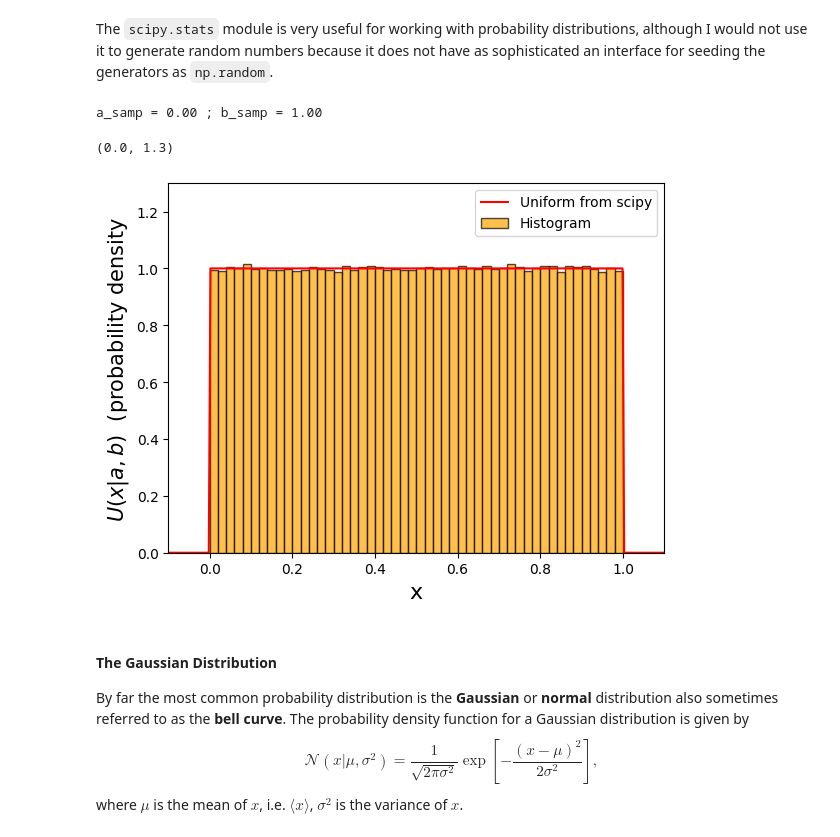
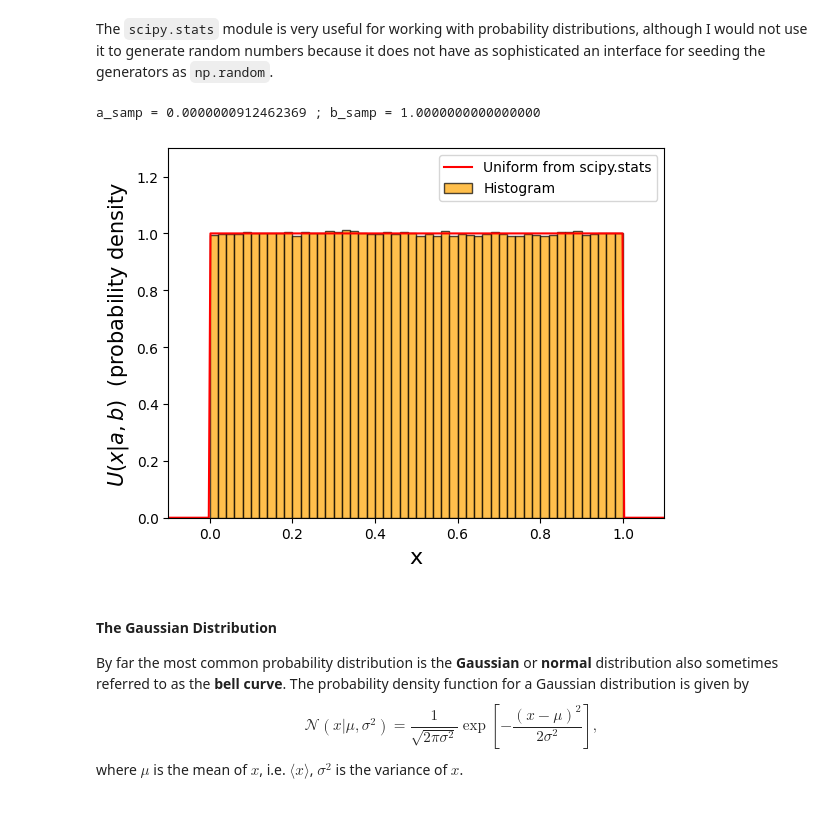
Before and after one commit to enigma-igm/Phys29, a Jupyter notebook: Phys29/lectures/Week7/01_probability.ipynb, the cells around one changed output. Drawn from its saved outputs; the diff is of its cells as text; code cells hidden in the pictures.

```diff
--- a/Phys29/lectures/Week7/01_probability.ipynb
+++ b/Phys29/lectures/Week7/01_probability.ipynb
@@ -282,38 +290,38 @@ The `scipy.stats` module is very useful for working with probability distributio
 # %%
 from scipy import stats
 import numpy as np
 
 a, b = 0, 1
 # Generate random numbers from a uniform distribution
 x = np.random.uniform(low=a, high=b, size=(1000000,))
 
 # Print out some stats from our samples
 a_samp, b_samp = np.min(x), np.max(x)
-print(f'a_samp = {a_samp:.2f} ; b_samp = {b:.2f}')
+print(f'a_samp = {a_samp:.16f} ; b_samp = {b:.16f}')
 
 # Compute the histogram
 bins = np.linspace(-0.2, 1.2, 71)
 counts, _ = np.histogram(x, bins=bins, density=True)
 
 # Plot the histogram
 plt.bar(bins[:-1], counts, width=np.diff(bins), align='edge', color='orange', alpha=0.7, edgecolor='black', label='Histogram')
 
 # Compute the uniform distribution function on a finer grid
 x_fine = np.linspace(-2, 2, 1000)
 uniform = stats.uniform.pdf(x_fine, loc=a, scale=b-a)
 # Plot the uniform distribution function
-plt.plot(x_fine, uniform, 'r-', label='Uniform from scipy')
+plt.plot(x_fine, uniform, 'r-', label='Uniform from scipy.stats')
 
 # Add labels and legend
 plt.xlabel('x', fontsize=16)
 plt.ylabel(r'$U(x|a, b)$' + '  (probability density', fontsize=15)
 plt.legend()
 plt.xlim(-0.1, 1.1)
 plt.ylim(0, 1.3)
+plt.show()
 # %% [output]
-a_samp = 0.00 ; b_samp = 1.00
+a_samp = 0.0000000912462369 ; b_samp = 1.0000000000000000
-(0.0, 1.3)
-[figure, old version]
+[figure, new version]
 # %% [markdown]
 #### The Gaussian Distribution
 By far the most common probability distribution is the **Gaussian** or **normal** distribution also sometimes referred to as the **bell curve**. The probability density function for a Gaussian distribution is given by
```
Also changed, not shown: parts of 13 cells of this notebook.
